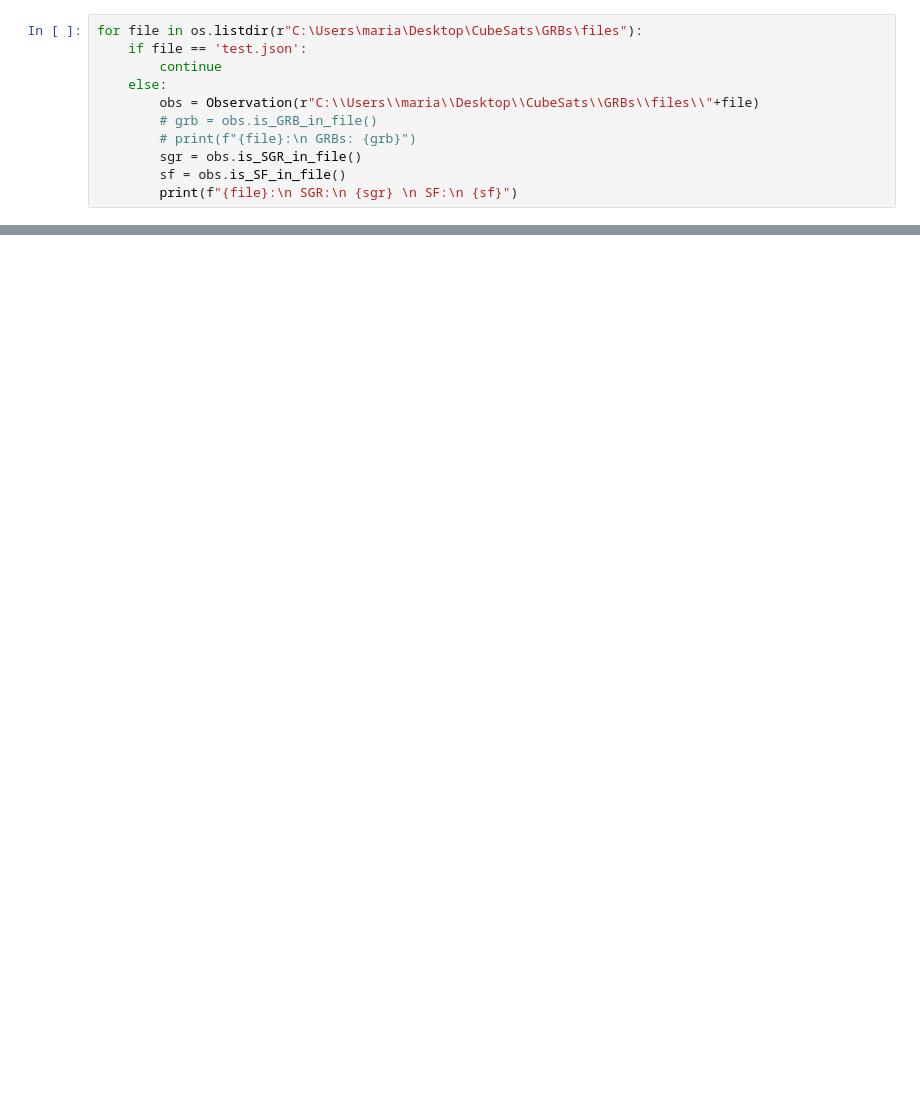
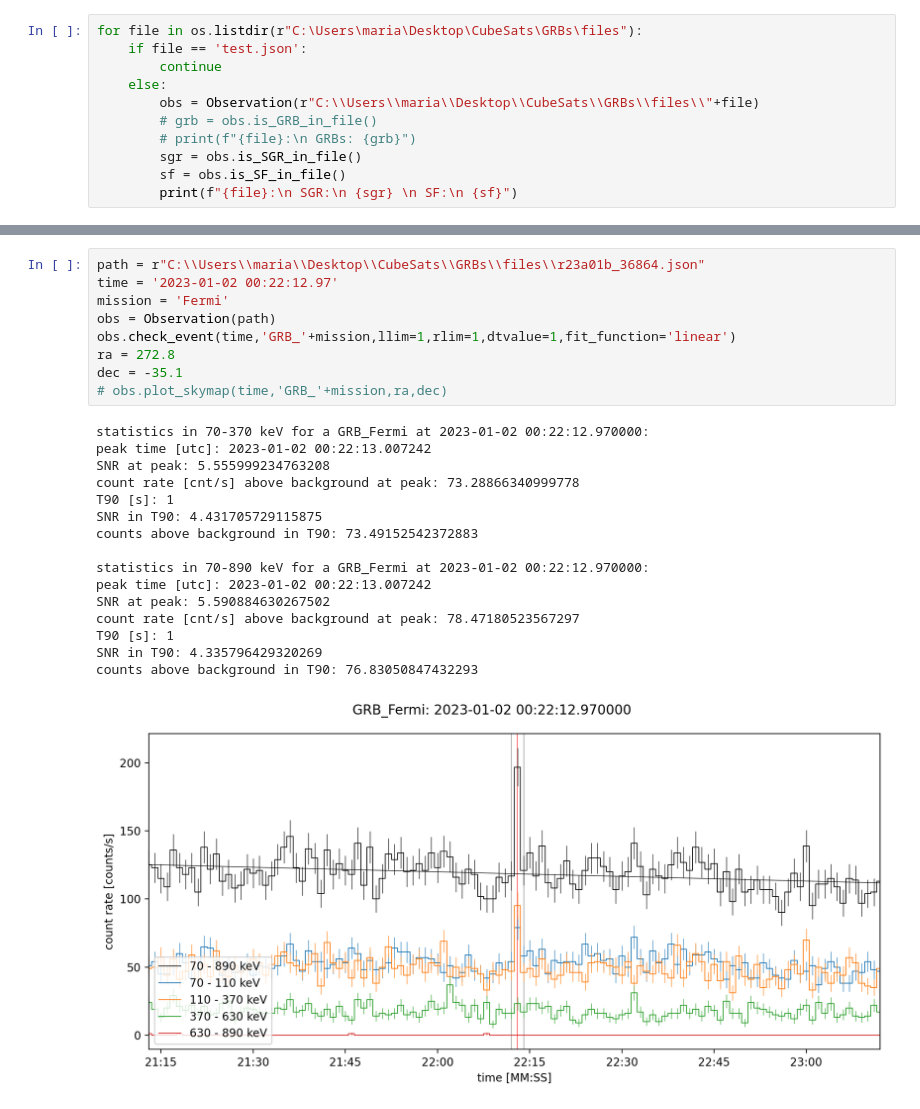
Before and after one commit to mdafcikova/grbalpha-tools, a Jupyter notebook: notebook.ipynb, the cells around one changed output, grey strips where cells are left out. Saved outputs shown, nothing was run; the diff lists cells and outputs as text; blank space fills up the shorter version.

```diff
--- a/notebook.ipynb
+++ b/notebook.ipynb
@@ -52,0 +80,26 @@ filepath
+# %%
+path = r"C:\\Users\\maria\\Desktop\\CubeSats\\GRBs\\files\\r23a01b_36864.json"
+time = '2023-01-02 00:22:12.97'
+mission = 'Fermi'
+obs = Observation(path)
+obs.check_event(time,'GRB_'+mission,llim=1,rlim=1,dtvalue=1,fit_function='linear')
+ra = 272.8
+dec = -35.1
+# obs.plot_skymap(time,'GRB_'+mission,ra,dec)
+# %% [output]
+statistics in 70-370 keV for a GRB_Fermi at 2023-01-02 00:22:12.970000:
+peak time [utc]: 2023-01-02 00:22:13.007242
+SNR at peak: 5.555999234763208
+count rate [cnt/s] above background at peak: 73.28866340999778
+T90 [s]: 1
+SNR in T90: 4.431705729115875
+counts above background in T90: 73.49152542372883
+
+statistics in 70-890 keV for a GRB_Fermi at 2023-01-02 00:22:12.970000:
+peak time [utc]: 2023-01-02 00:22:13.007242
+SNR at peak: 5.590884630267502
+count rate [cnt/s] above background at peak: 78.47180523567297
+T90 [s]: 1
+SNR in T90: 4.335796429320269
+counts above background in T90: 76.83050847432293
+[figure, added]
```
Also changed, not shown: parts of 8 cells of this notebook, 1 other file.
